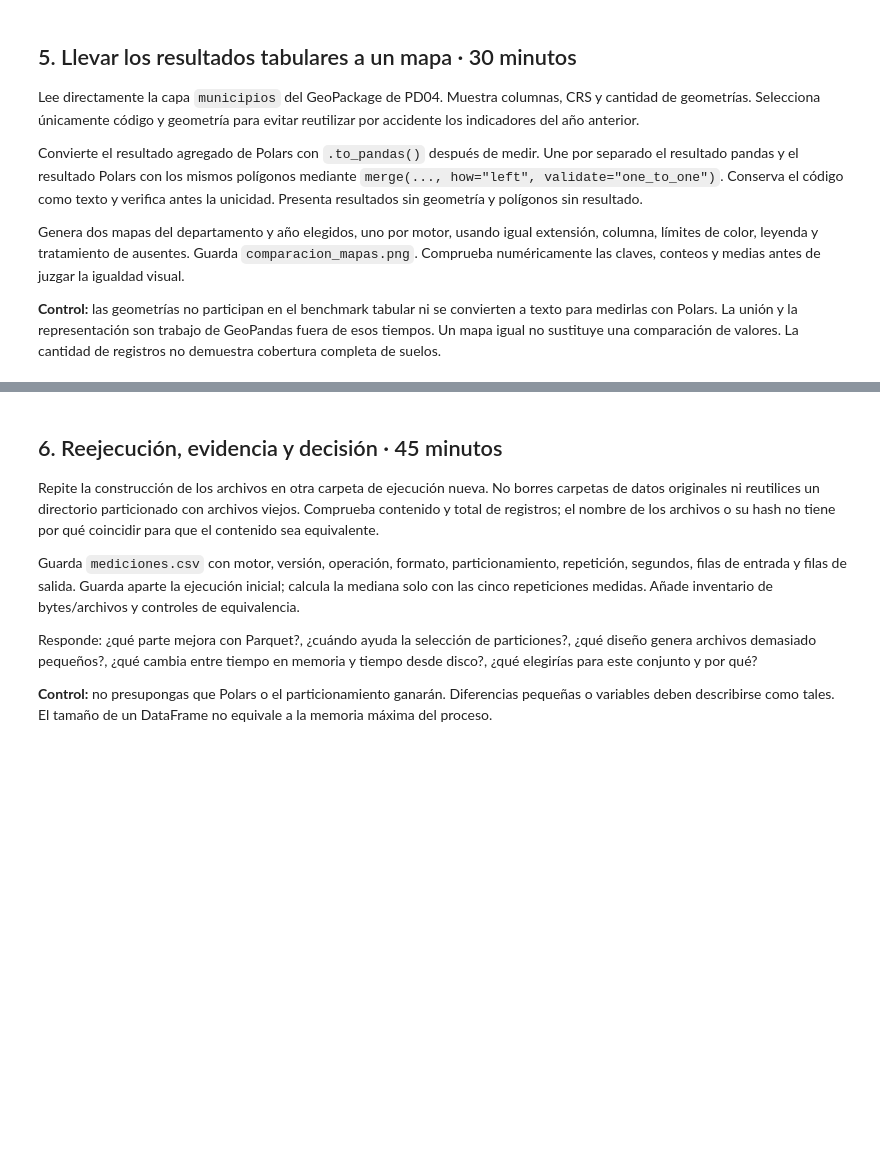
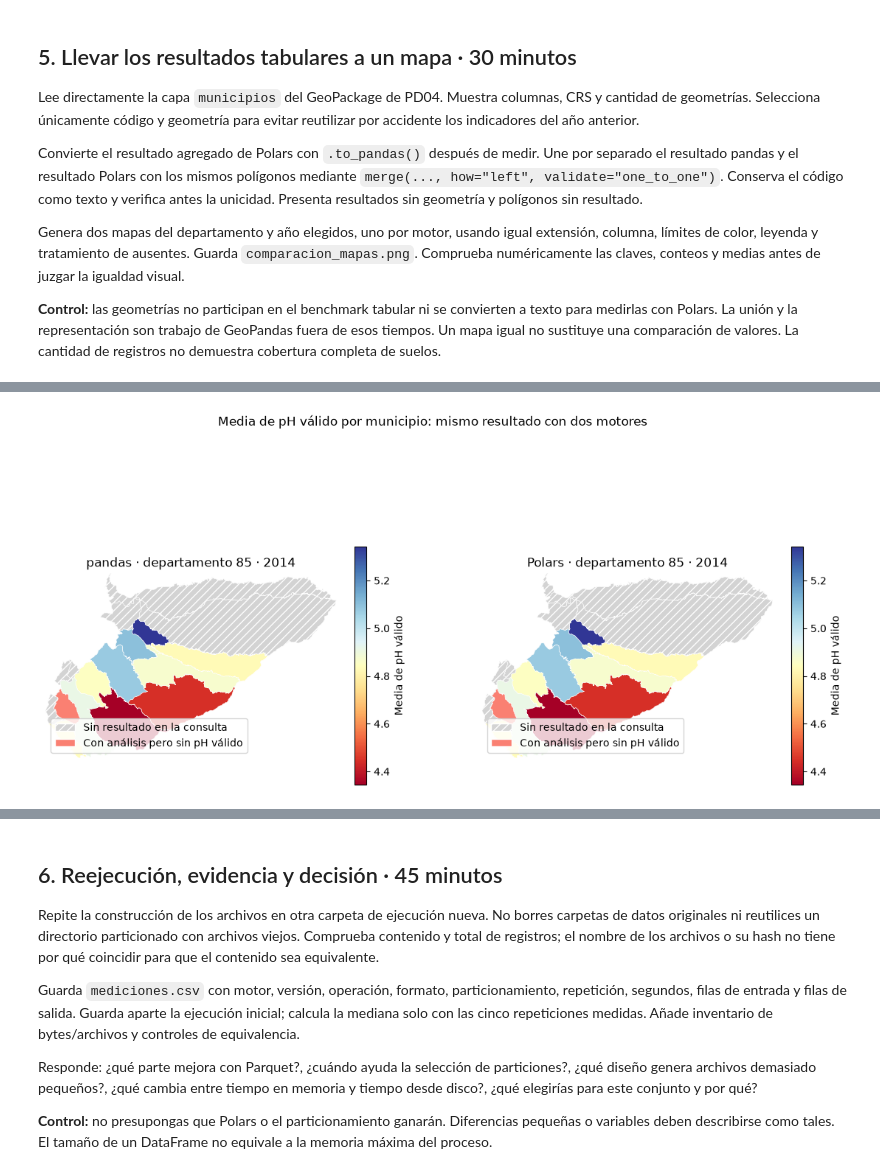
Before and after one commit to seb-sanchez/big-data-postgraduate, a Jupyter notebook: soluciones/PD05_particionamiento_pandas_polars.ipynb, the cells around one changed output, grey strips where cells are left out. Saved outputs shown, nothing was run; the diff lists cells and outputs as text; code cells hidden in the pictures; blank space fills up the shorter version.

```diff
--- a/soluciones/PD05_particionamiento_pandas_polars.ipynb
+++ b/soluciones/PD05_particionamiento_pandas_polars.ipynb
@@ -430,3 +1134,87 @@ print(geometrias.shape, geometrias.crs)
 # %%
-# Desarrollo
-# Une ambos resultados a las mismas geometrías y comprueba tablas y mapas.
+# 5.1 Solo código y geometría: no se reutilizan los indicadores del año anterior que trae la capa
+from matplotlib.patches import Patch
+
+GEOM = geometrias.geometry.name
+poligonos = geometrias[["codigo_municipio", GEOM]].copy()
+poligonos["codigo_municipio"] = poligonos["codigo_municipio"].astype("string")
+print("Capa municipios:", geometrias.shape[0], "geometrías | CRS:", geometrias.crs,
+      "| vacías:", int(poligonos.geometry.is_empty.sum()))
+print("Columnas de la capa:", geometrias.columns.tolist())
+if "mpio_cdpmp" in geometrias.columns:
+    coincide_dane = (geometrias["codigo_municipio"].astype("string") == geometrias["mpio_cdpmp"].astype("string")).all()
+    print("¿codigo_municipio coincide con el código DANE mpio_cdpmp en todos los polígonos?",
+          anotar("5", "codigo_municipio = mpio_cdpmp en la capa", coincide_dane))
+
+# 5.2 Resultado agregado: el de Polars se convierte con .to_pandas() DESPUÉS de medir
+def normalizar_resultado(res):
+    """Mismo esquema para el resultado de pandas y el de Polars."""
+    return como_pandas(res).astype({"codigo_municipio": "string", "total_analisis": "Int64",
+                                    "ph_validos": "Int64", "media_ph": "float64"})
+
+res_pd_mapa = normalizar_resultado(resultado_pd)
+res_pl_mapa = normalizar_resultado(resultado_pl.to_pandas())
+
+controles_tabla = comparar(res_pd_mapa, res_pl_mapa)      # primero los valores; luego los mapas
+display(controles_tabla)
+assert controles_tabla["ok"].all()
+
+unicidad = pd.DataFrame([
+    {"tabla": "polígonos", "claves": len(poligonos), "claves únicas": bool(poligonos["codigo_municipio"].is_unique)},
+    {"tabla": "resultado pandas", "claves": res_pd_mapa["codigo_municipio"].notna().sum(), "claves únicas": bool(res_pd_mapa["codigo_municipio"].dropna().is_unique)},
+    {"tabla": "resultado Polars", "claves": res_pl_mapa["codigo_municipio"].notna().sum(), "claves únicas": bool(res_pl_mapa["codigo_municipio"].dropna().is_unique)},
+])
+display(unicidad)
+assert unicidad["claves únicas"].all()
+
+# 5.3 Unión por separado, mismos polígonos, validate="one_to_one" (las claves nulas no se unen: se reportan aparte)
+mapa_pd = poligonos.merge(res_pd_mapa.dropna(subset=["codigo_municipio"]), on="codigo_municipio",
+                          how="left", validate="one_to_one")
+mapa_pl = poligonos.merge(res_pl_mapa.dropna(subset=["codigo_municipio"]), on="codigo_municipio",
+                          how="left", validate="one_to_one")
+pd.testing.assert_frame_equal(mapa_pd.drop(columns=GEOM), mapa_pl.drop(columns=GEOM),
+                              check_exact=False, atol=1e-6, rtol=0)
+anotar("5", "tablas unidas pandas = Polars (claves, conteos, medias)", True)
+
+sin_geometria = res_pd_mapa[~res_pd_mapa["codigo_municipio"].isin(poligonos["codigo_municipio"])]
+en_depto = mapa_pd["codigo_municipio"].str.startswith(DEPARTAMENTO)
+depto_pd, depto_pl = mapa_pd[en_depto], mapa_pl[en_depto]
+sin_resultado = depto_pd.loc[depto_pd["total_analisis"].isna(), "codigo_municipio"]
+sin_ph = depto_pd.loc[depto_pd["total_analisis"].notna() & depto_pd["media_ph"].isna(), "codigo_municipio"]
+resumen_union = pd.DataFrame({"conteo": {
+    "polígonos en la capa": len(poligonos),
+    f"polígonos del departamento {DEPARTAMENTO}": len(depto_pd),
+    "  · con resultado y media de pH": int(depto_pd["media_ph"].notna().sum()),
+    "  · con análisis pero sin pH válido (media ausente)": len(sin_ph),
+    "  · sin resultado (no hay análisis ese año)": len(sin_resultado),
+    "resultados sin geometría": len(sin_geometria)}})
+display(resumen_union)
+print("Polígonos del departamento sin resultado:", sin_resultado.tolist())
+print("Resultados sin geometría:")
+display(sin_geometria)
+
+# 5.4 Dos mapas con la misma extensión, columna, escala, leyenda y tratamiento de ausentes
+valores = depto_pd["media_ph"].dropna()
+vmin, vmax = (float(valores.min()), float(valores.max())) if len(valores) else (0.0, 1.0)
+if vmin == vmax:
+    vmin, vmax = vmin - 0.5, vmax + 0.5
+minx, miny, maxx, maxy = depto_pd.total_bounds
+fig, ejes = plt.subplots(1, 2, figsize=(14, 7), sharex=True, sharey=True)
+for eje, datos, motor in [(ejes[0], depto_pd, "pandas"), (ejes[1], depto_pl, "Polars")]:
+    datos.plot(column="media_ph", ax=eje, cmap="RdYlBu", vmin=vmin, vmax=vmax, edgecolor="white", linewidth=0.4,
+               legend=True, legend_kwds={"label": "Media de pH válido", "shrink": 0.6},
+               missing_kwds={"color": "lightgrey", "edgecolor": "white", "hatch": "///"})
+    if len(sin_ph):
+        datos[datos["codigo_municipio"].isin(sin_ph)].plot(ax=eje, color="salmon", edgecolor="white", linewidth=0.4)
+    eje.set_xlim(minx, maxx)
+    eje.set_ylim(miny, maxy)
+    eje.set_title(f"{motor} · departamento {DEPARTAMENTO} · {ANIO}")
+    eje.set_axis_off()
+    eje.legend(handles=[Patch(facecolor="lightgrey", hatch="///", edgecolor="white", label="Sin resultado en la consulta"),
+                        Patch(facecolor="salmon", edgecolor="white", label="Con análisis pero sin pH válido")],
+               loc="lower left")
+fig.suptitle("Media de pH válido por municipio: mismo resultado con dos motores")
+fig.savefig(Path(OUT) / "comparacion_mapas.png", dpi=150, bbox_inches="tight")
+plt.show()
+print("Mapa guardado en:", Path(OUT) / "comparacion_mapas.png")
+# %% [output]
@@ -432,0 +1246 @@ print(geometrias.shape, geometrias.crs)
+[figure, added]
```
Also changed, not shown: parts of 21 cells of this notebook.
